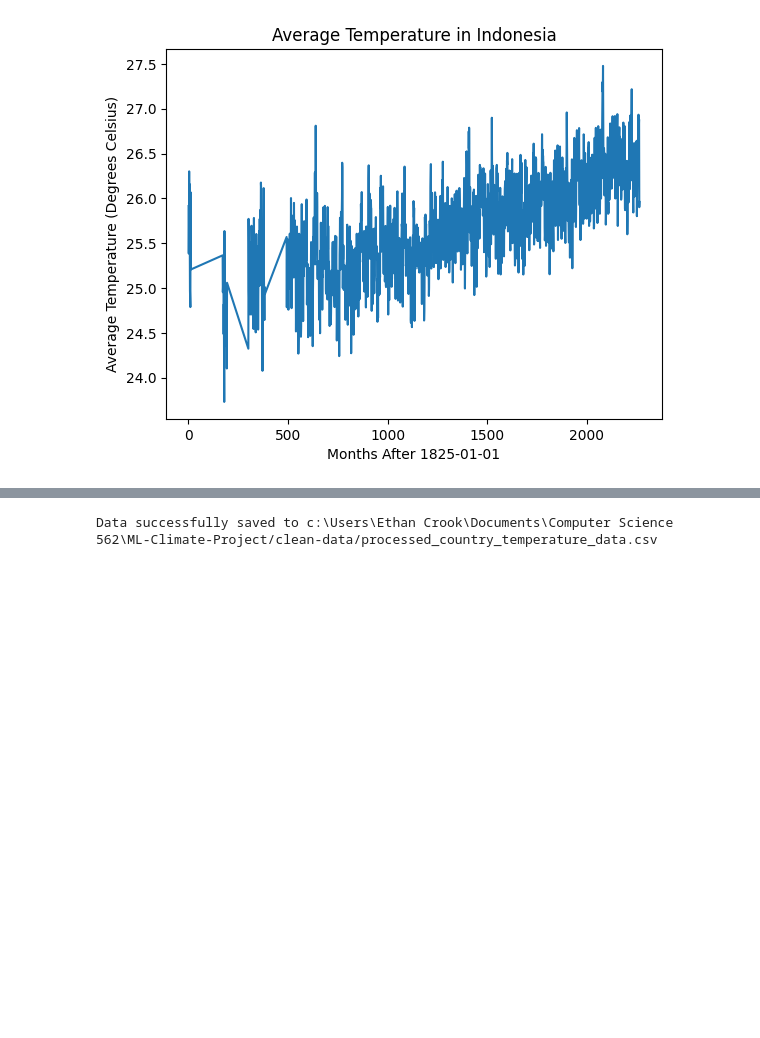
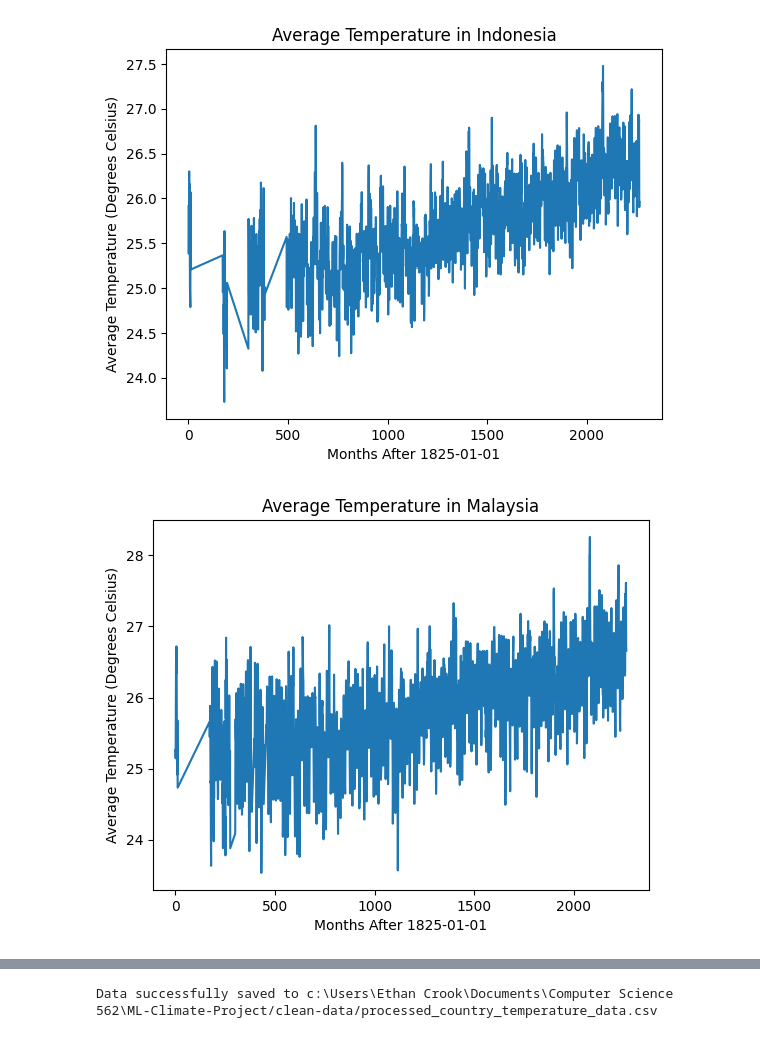
Before and after one commit to unc-ml-climate-project/ML-Climate-Project, a Jupyter notebook: cleaning-notebooks/country_temperature.ipynb, the cells around one changed output, grey strips where cells are left out. Drawn from its saved outputs; the diff is of its cells as text; code cells hidden in the pictures; blank space fills up the shorter version.

```diff
--- a/cleaning-notebooks/country_temperature.ipynb
+++ b/cleaning-notebooks/country_temperature.ipynb
@@ -78,13 +80,23 @@ dc.preview(n=100)
 100 rows × 5 columns
 # %%
 # Check for unique values (if all unique values for each month_offset no need to aggregate - unless aggregating over country)
-if dc.df['month_offset'].nunique() == dc.df['month_offset'].count():
-    plt.plot(dc.df['month_offset'], dc.df['AverageTemperature'])
-    plt.xlabel(f"Months After {dc.df['dt'][0]}")
-    plt.ylabel(f"Average Temperature (Degrees Celsius)")
-    plt.title("Average Temperature in Indonesia")
+def plot_country_trend(country):
+    country_df = dc.df[dc.df['Country'] == country]
 
-#dc.aggregate_data(['Country'], 'mean')
-#dc.preview(50)
+    if country_df['month_offset'].nunique() == country_df['month_offset'].count():
+        plt.plot(country_df['month_offset'], country_df['AverageTemperature'])
+        plt.xlabel(f"Months After {country_df['dt'].iloc[0]}")
+        plt.ylabel(f"Average Temperature (Degrees Celsius)")
+        plt.title(f"Average Temperature in {country}")
+        plt.show()
-# %% [output]
-[figure, removed]
+# %%
+plot_country_trend(country="Indonesia")
+plot_country_trend(country="Malaysia")
+plot_country_trend(country="United States")
+plot_country_trend(country="Ecuador")
+
+#dc.aggregate_data(['Country'], 'mean')
+#dc.preview(50)
+# %% [output]
+[figure, added]
+[figure, added]
```
Also changed, not shown: parts of 5 cells of this notebook, 3 other files.
